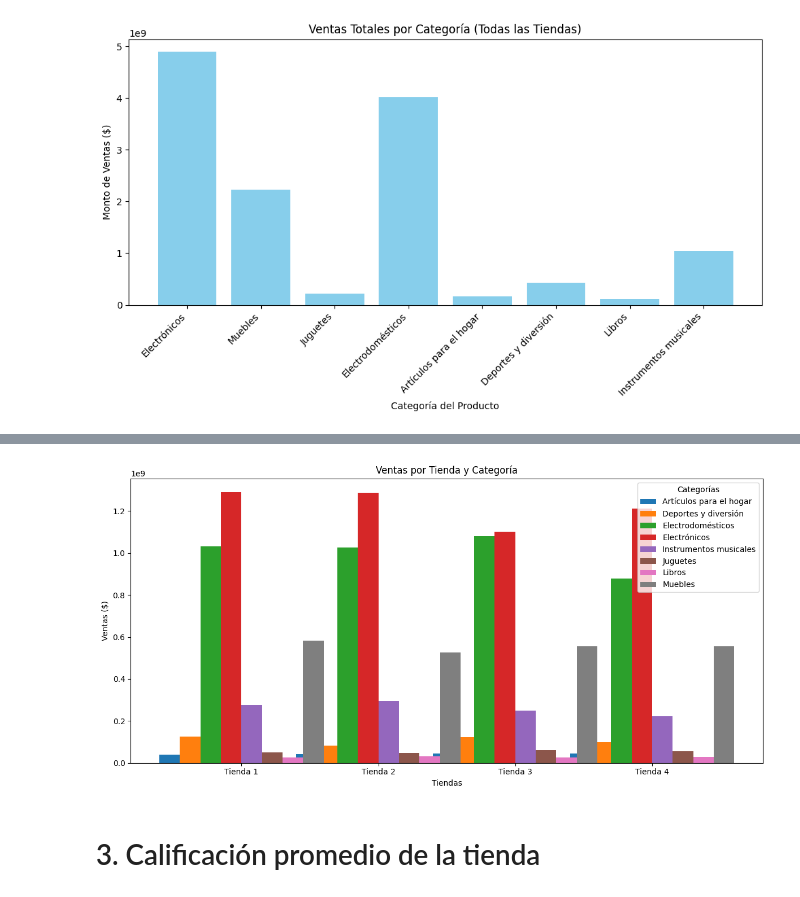
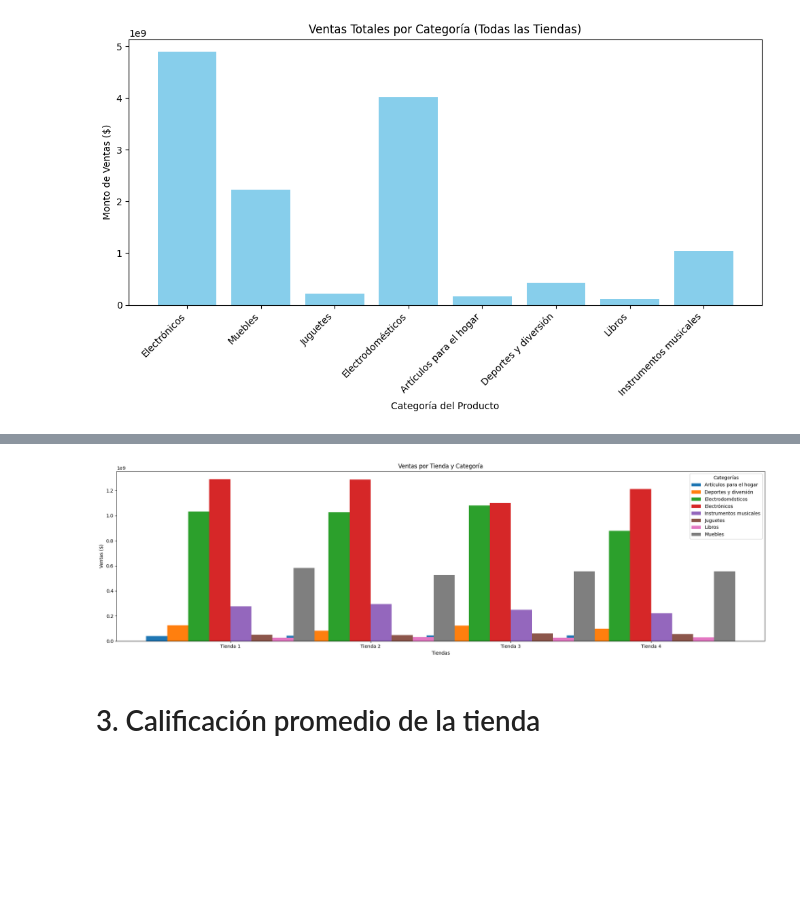
Before and after one commit to anagonesca/Challenge1_AluraStore_AnayeliGlezE, a Jupyter notebook: AluraStoreLatam.ipynb, the cells around one changed output, grey strips where cells are left out. Drawn from its saved outputs; the diff is of its cells as text; code cells hidden in the pictures; blank space fills up the shorter version.

```diff
--- a/AluraStoreLatam.ipynb
+++ b/AluraStoreLatam.ipynb
@@ -178,5 +178,9 @@ plt.pie(montos, labels=categorias, autopct='%1.1f%%', startangle=140)
 plt.title('Distribución de Ventas por Categoría (Todas las Tiendas)')
 plt.axis('equal')  # Mantener forma circular
 plt.show()
+
+# Imprimir las ventas totales por categoría
+for categoria, monto in ventas_totales_categoria.items():
+    print(f"{categoria}: ${monto:,.2f}")
 # %% [output]
 [figure]
@@ -258,35 +269,35 @@ todas_categorias = set()
 for categorias in ventas_por_tienda_categoria.values():
     todas_categorias.update(categorias.keys())
 todas_categorias = sorted(todas_categorias)
 
 # Crear estructura de datos: filas = categorías, columnas = tiendas
 valores_categoria = []
 for categoria in todas_categorias:
     fila = []
     for tienda in tiendas:
         monto = ventas_por_tienda_categoria[tienda].get(categoria, 0)
         fila.append(monto)
     valores_categoria.append(fila)
 
 valores_categoria = np.array(valores_categoria)
 
 # Configuración del gráfico
 bar_width = 0.15
 x = np.arange(len(tiendas))
 
-plt.figure(figsize=(12, 6))
+plt.figure(figsize=(20, 6))
 for i, categoria in enumerate(todas_categorias):
     plt.bar(x + i * bar_width, valores_categoria[i], width=bar_width, label=categoria)
 
 plt.xlabel('Tiendas')
 plt.ylabel('Ventas ($)')
 plt.title('Ventas por Tienda y Categoría')
 plt.xticks(x + bar_width * (len(todas_categorias)-1)/2, tiendas, rotation=0)
 plt.legend(title='Categorías')
 plt.tight_layout()
 plt.show()
 # %% [output]
-[figure, old version]
+[figure, new version]
 # %% [markdown]
 # 3. Calificación promedio de la tienda
 # %%
```
Also changed, not shown: parts of 6 cells of this notebook.
